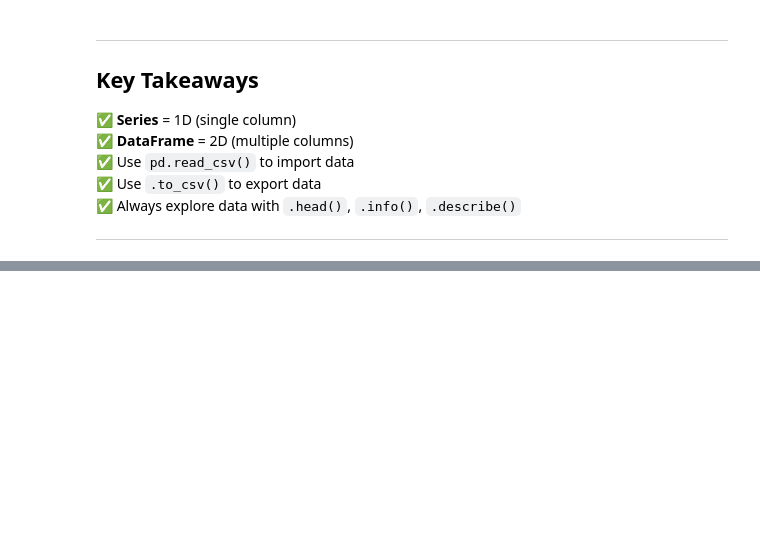
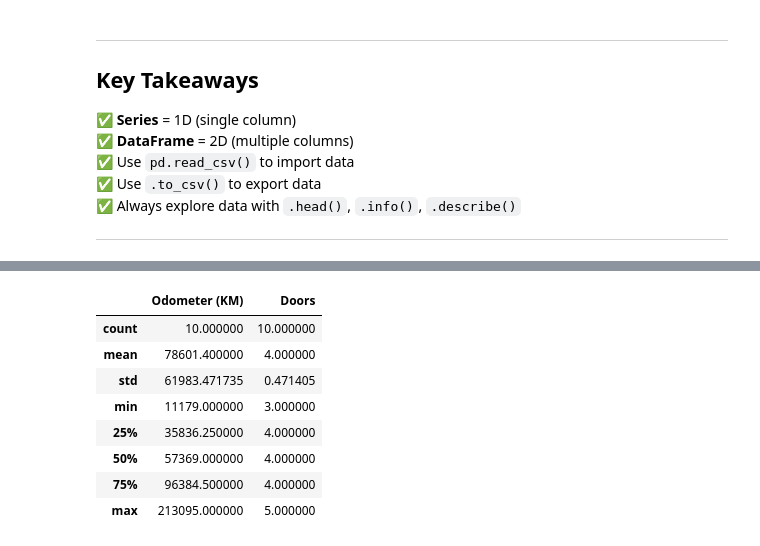
Before and after one commit to Eakempreet/Learning-ML, a Jupyter notebook: Learning Pandas/pandas_basic.ipynb, the cells around one changed output, grey strips where cells are left out. Saved outputs shown, nothing was run; the diff lists cells and outputs as text; code cells hidden in the pictures; blank space fills up the shorter version.

```diff
--- a/Learning Pandas/pandas_basic.ipynb
+++ b/Learning Pandas/pandas_basic.ipynb
@@ -90,0 +191,22 @@ heart_disease
+# %%
+# Shows statistical summary of numerical columns only.
+car_sales.describe()
+
+# count - How many non-null values
+# mean - Average value
+# std - Standard deviation (spread of data)
+# min - Minimum value
+# 25% - 25th percentile (Q1)
+# 50% - Median (middle value)
+# 75% - 75th percentile (Q3)
+# max - Maximum value
+# %% [output]
+|  | Odometer (KM) | Doors |
+| count | 10.000000 | 10.000000 |
+| mean | 78601.400000 | 4.000000 |
+| std | 61983.471735 | 0.471405 |
+| min | 11179.000000 | 3.000000 |
+| 25% | 35836.250000 | 4.000000 |
+| 50% | 57369.000000 | 4.000000 |
+| 75% | 96384.500000 | 4.000000 |
+| max | 213095.000000 | 5.000000 |
```
Also changed, not shown: parts of 21 cells of this notebook.
